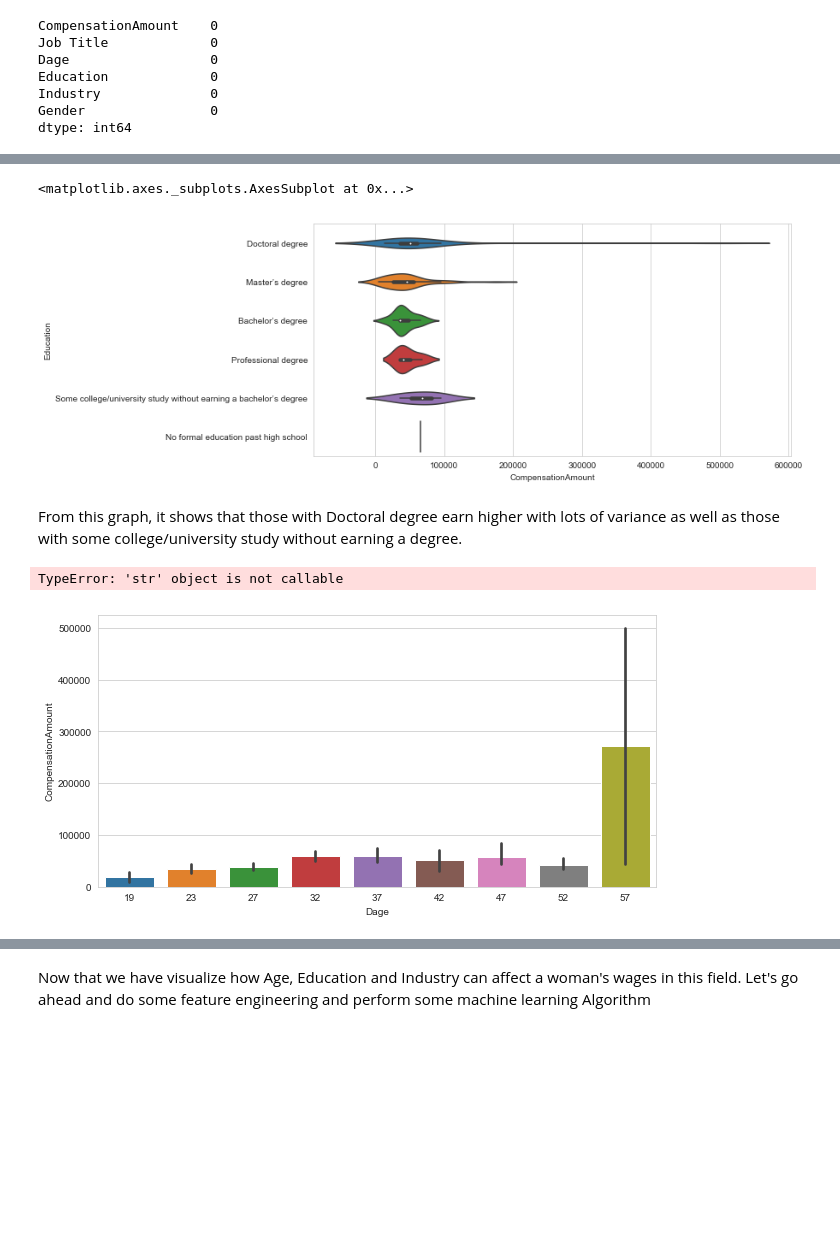
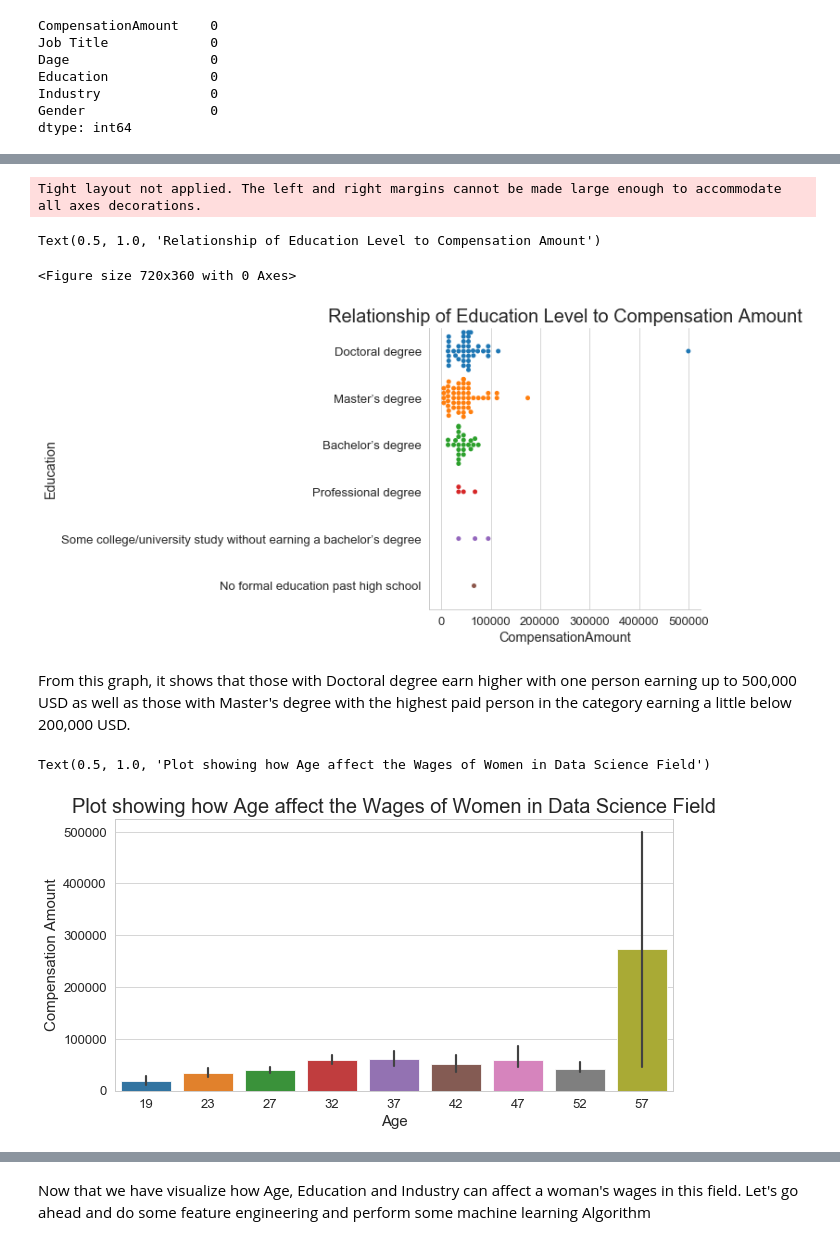
Before and after one commit to sulerita/femaleDataScientist, a Jupyter notebook: womenTech.ipynb, the cells around one changed output, grey strips where cells are left out. Cells and saved outputs as stored; diff of their text form; code cells hidden in the pictures; blank space fills up the shorter version.

```diff
--- a/womenTech.ipynb
+++ b/womenTech.ipynb
@@ -381,5 +390,5 @@ df['CompensationAmount'].isnull().sum()
 # %%
-df['CompensationAmount'].dropna(axis = 0, inplace = True)
+df['CompensationAmount'].dropna(inplace = True)
 # %%
 df['CompensationAmount'].isnull().sum()
 # %% [output]
@@ -425,7 +435,7 @@ Let's begin by extracting only females from our dataframe.
 # %%
 femaleDs = df[df['Gender'] == 'Female']
 # %%
-femaleDs.dropna(axis = 0, inplace = True)
+femaleDs.dropna(inplace = True)
 # %%
 femaleDs.isnull().sum()
 # %% [output]
@@ -456,18 +476,22 @@ It is obvious that women earn between 0 - 100K USD or a little above that , no w
 # %%
 plt.figure(figsize = (10,5))
-sns.violinplot(x = 'CompensationAmount', y = 'Education', data = femaleDs)
+sns.catplot(x = 'CompensationAmount', y = 'Education', data = femaleDs, kind='swarm')
+plt.tight_layout
+plt.title('Relationship of Education Level to Compensation Amount', fontsize = 20)
 # %% [output]
-<matplotlib.axes._subplots.AxesSubplot at 0x...>
+Tight layout not applied. The left and right margins cannot be made large enough to accommodate all axes decorations.
+Text(0.5, 1.0, 'Relationship of Education Level to Compensation Amount')
+<Figure size 720x360 with 0 Axes>
-[figure, old version]
+[figure, new version]
 # %% [markdown]
-From this graph, it shows that those with Doctoral degree earn higher with lots of variance as well as those with some college/university study without earning a degree.
+From this graph, it shows that those with Doctoral degree earn higher with one person earning up to 500,000 USD as well as those with Master's degree with the highest paid person in the category earning a little below 200,000 USD.
 # %%
 plt.figure(figsize = (10,5))
 sns.barplot(x = 'Dage', y = 'CompensationAmount', data = femaleDs)
-plt.xlabel('Age')
-plt.ylabel('Compensation Amount')
-plt.title('Plot showing how Age affect the Wages of Women in Data Science Field')
+plt.xlabel('Age', fontsize = 15)
+plt.ylabel('Compensation Amount', fontsize = 15)
+plt.title('Plot showing how Age affect the Wages of Women in Data Science Field', fontsize = 20)
 # %% [output]
-TypeError: 'str' object is not callable
+Text(0.5, 1.0, 'Plot showing how Age affect the Wages of Women in Data Science Field')
-[figure, old version]
+[figure, new version]
 # %% [markdown]
```
Also changed, not shown: parts of 39 cells of this notebook, 1 other file.
